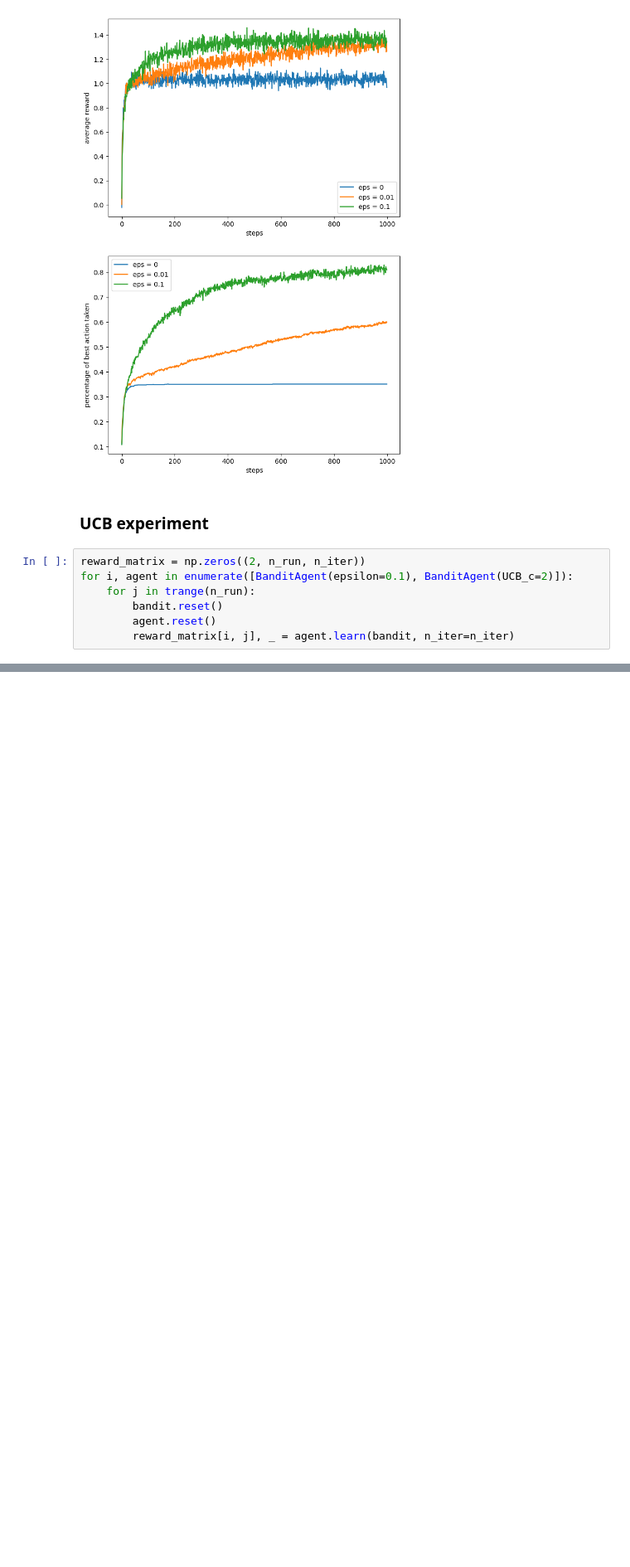
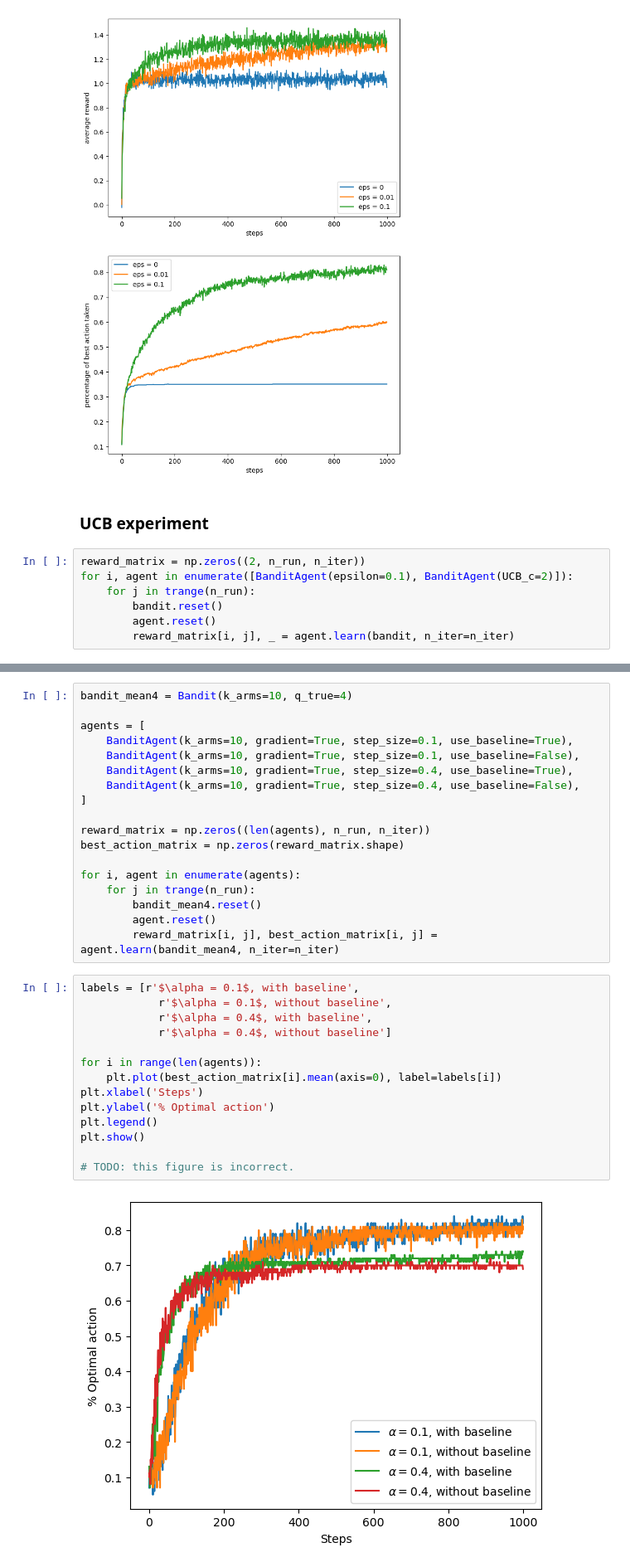
Before and after one commit to BaleChen/RL-course-material, a Jupyter notebook: notebooks/multi-armed-bandits.ipynb, the cells around one changed output, grey strips where cells are left out. Shown at 83% size. Saved outputs shown, nothing was run; the diff lists cells and outputs as text; blank space fills up the shorter version.

```diff
--- a/notebooks/multi-armed-bandits.ipynb
+++ b/notebooks/multi-armed-bandits.ipynb
@@ -153,0 +169,34 @@ plt.legend()
+# %%
+bandit_mean4 = Bandit(k_arms=10, q_true=4)
+
+agents = [
+    BanditAgent(k_arms=10, gradient=True, step_size=0.1, use_baseline=True),
+    BanditAgent(k_arms=10, gradient=True, step_size=0.1, use_baseline=False),
+    BanditAgent(k_arms=10, gradient=True, step_size=0.4, use_baseline=True),
+    BanditAgent(k_arms=10, gradient=True, step_size=0.4, use_baseline=False),
+]
+
+reward_matrix = np.zeros((len(agents), n_run, n_iter))
+best_action_matrix = np.zeros(reward_matrix.shape)
+
+for i, agent in enumerate(agents):
+    for j in trange(n_run):
+        bandit_mean4.reset()
+        agent.reset()
+        reward_matrix[i, j], best_action_matrix[i, j] = agent.learn(bandit_mean4, n_iter=n_iter)
+# %%
+labels = [r'$\alpha = 0.1$, with baseline',
+            r'$\alpha = 0.1$, without baseline',
+            r'$\alpha = 0.4$, with baseline',
+            r'$\alpha = 0.4$, without baseline']
+
+for i in range(len(agents)):
+    plt.plot(best_action_matrix[i].mean(axis=0), label=labels[i])
+plt.xlabel('Steps')
+plt.ylabel('% Optimal action')
+plt.legend()
+plt.show()
+
+# TODO: this figure is incorrect.
+# %% [output]
+[figure, added]
```
Also changed, not shown: parts of 4 cells of this notebook, 1 other file.
